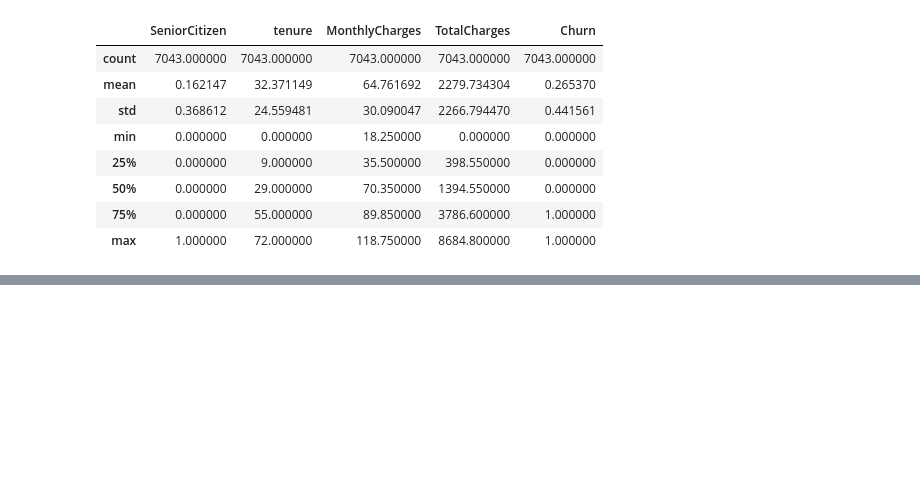
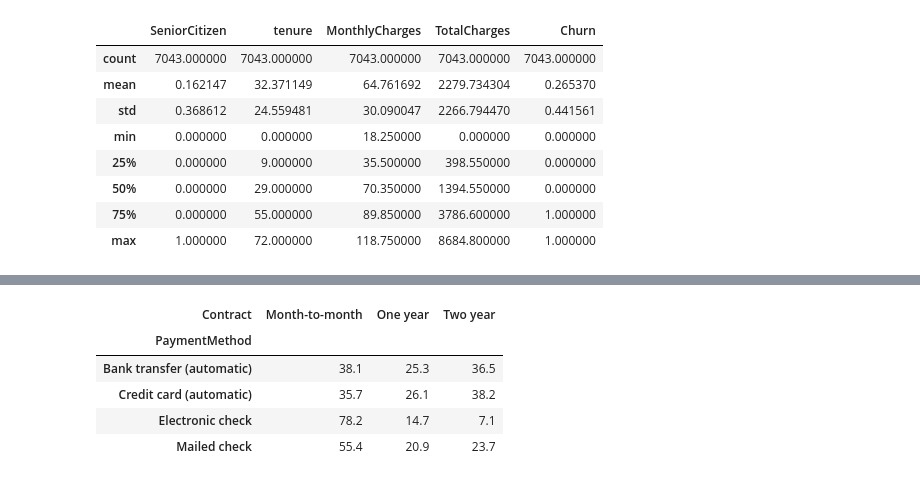
Before and after one commit to pavannangadi/Customer-Churn-Prediction-Telco-, a Jupyter notebook: notebooks/customer_churn_analysis.ipynb, the cells around one changed output, grey strips where cells are left out. Saved outputs shown, nothing was run; the diff lists cells and outputs as text; code cells hidden in the pictures; blank space fills up the shorter version.

```diff
--- a/notebooks/customer_churn_analysis.ipynb
+++ b/notebooks/customer_churn_analysis.ipynb
@@ -184,0 +283,9 @@ The 11 originally-blank rows, now cleaned:
+# %%
+pd.crosstab(df_clean["PaymentMethod"], df_clean["Contract"], normalize="index").round(3) * 100
+# %% [output]
+| Contract | Month-to-month | One year | Two year |
+| PaymentMethod |  |  |  |
+| Bank transfer (automatic) | 38.1 | 25.3 | 36.5 |
+| Credit card (automatic) | 35.7 | 26.1 | 38.2 |
+| Electronic check | 78.2 | 14.7 | 7.1 |
+| Mailed check | 55.4 | 20.9 | 23.7 |
```
Also changed, not shown: parts of 3 cells of this notebook.
